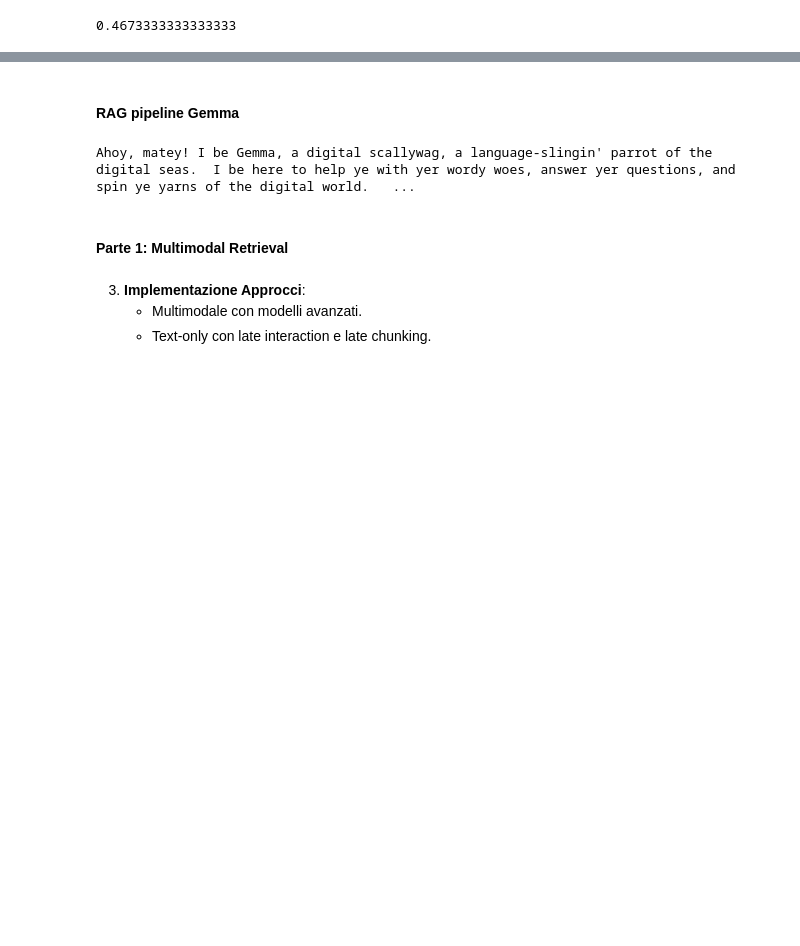
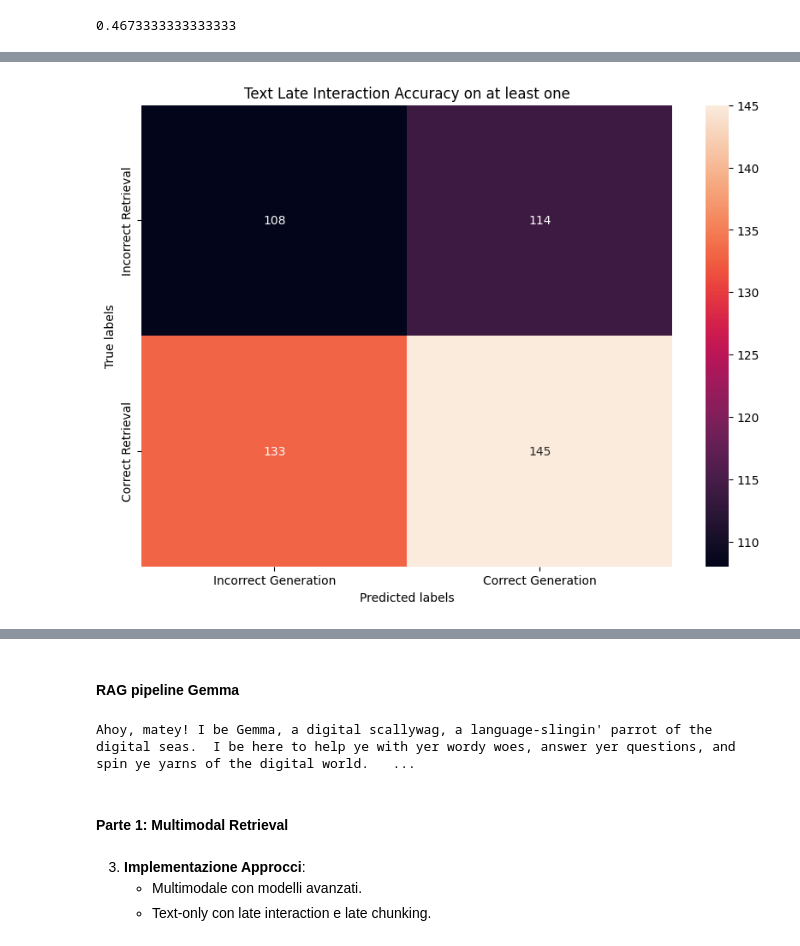
Before and after one commit to Robertogiordano/MultiGraphQA, a Jupyter notebook: notebook.ipynb, the cells around one changed output, grey strips where cells are left out. Cells and saved outputs as stored; diff of their text form; code cells hidden in the pictures; blank space fills up the shorter version.

```diff
--- a/notebook.ipynb
+++ b/notebook.ipynb
@@ -1001,0 +1207,2 @@ sum(df_generated['gold_answer'] == df_generated['generated'] )/len(df_generated
+# %%
+df_generated_text_late_interaction['correct_generating'] = df_generated_text_late_interaction['gold_answer']==df_generated_text_late_interaction['generated']
@@ -1001,0 +1234,3 @@ sum(df_generated['gold_answer'] == df_generated['generated'] )/len(df_generated
+# %%
+cm = confusion_matrix(at_least_one, df_generated_text_late_interaction['correct_generating'])
+cr=classification_report(at_least_one, df_generated_text_late_interaction['correct_generating'])
@@ -1001,0 +1248,12 @@ sum(df_generated['gold_answer'] == df_generated['generated'] )/len(df_generated
+# %%
+# Plot confusion matrix
+plt.figure(figsize=(10, 7))
+sns.heatmap(cm, annot=True, fmt='g')
+plt.title('Text Late Interaction Accuracy on at least one')
+plt.xlabel('Predicted labels')
+plt.ylabel('True labels')
+plt.yticks([0.5, 1.5], ['Incorrect Retrieval', 'Correct Retrieval'])
+plt.xticks([0.5, 1.5], ['Incorrect Generation', 'Correct Generation'])
+plt.show()
+# %% [output]
+[figure, added]
```
Also changed, not shown: parts of 71 cells of this notebook.
